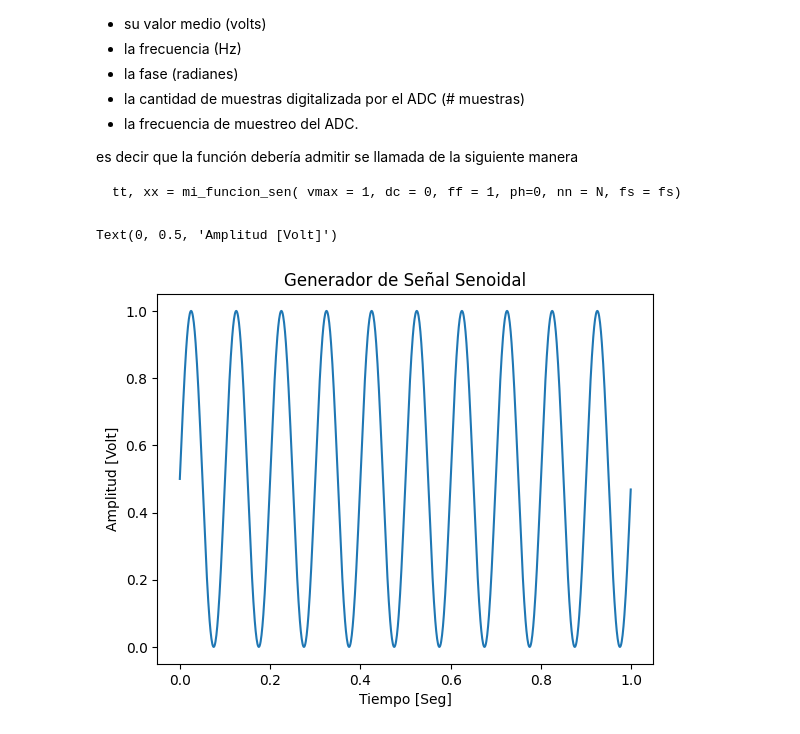
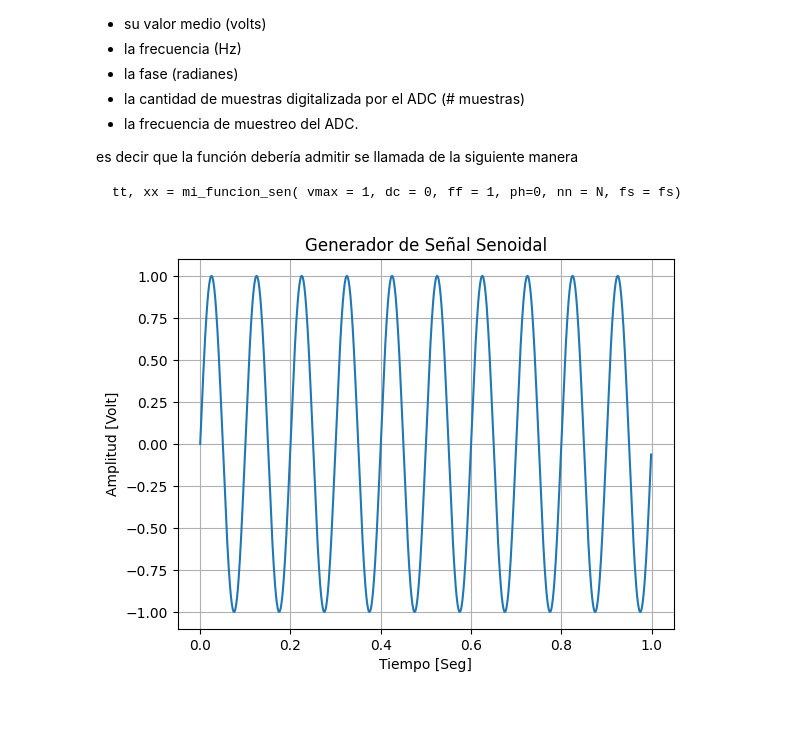
Before and after one commit to JuanChirino/pds_utnfrba_2025, a Jupyter notebook: TS01/TS01_senoidal.ipynb, the cells around one changed output. Saved outputs shown, nothing was run; the diff lists cells and outputs as text; code cells hidden in the pictures.

```diff
--- a/TS01/TS01_senoidal.ipynb
+++ b/TS01/TS01_senoidal.ipynb
@@ -44,36 +44,40 @@ Created on Sun Mar 30 03:12:15 2025
 @author: jchirino
 """
 import numpy as np
 import matplotlib.pyplot as plt
 
 
 #Parametros de entrada del gegerador
 
-A_max = 0.5     #Amplitud [Volt]
-DC_offset = 0.5 #Componente de continua [Volt]
+A_max = 1     #Amplitud [Volt]
+DC_offset = 0 #Componente de continua [Volt]
 Freq = 10.0     #Frecuencia [Hz]
 Phase = 0.0     #fase [Rad]
 
 #Parametos del Conversor A/D
 #Conviene Normalizar la resolucion espectral a 1Hz haciendo N_sample=Fs
 N_sample = 1000
 Fs = 1000
 Ts = 1/Fs
 
 # Defino el vector de tiempo, se prefiere usar arrage() en lugar de linspace()
 # Ya que se tiene certeza sobre la cantidad de elementos que incluye el vector
 tt = np.arange(0, N_sample*Ts, Ts)
 
+#Funcion para gegerar las muestras del Conversor A/D
+def func_sen(A_max, DC_offset, Freq, Phase, N_sample, Fs):
+
+    xx = A_max * np.sin(2 * np.pi * Freq * tt + Phase) + DC_offset
+    return xx
 
 #Genero las muestras del Conversor A/D
-xx = A_max * np.sin(2 * np.pi * Freq * tt + Phase) + DC_offset
-
+xx = func_sen(A_max, DC_offset, Freq, Phase, N_sample, Fs)
 
 #Muestro el resultado
 plt.plot(tt, xx)
 plt.title('Generador de Señal Senoidal')
 plt.xlabel('Tiempo [Seg]')
 plt.ylabel('Amplitud [Volt]')
+plt.grid()
 # %% [output]
-Text(0, 0.5, 'Amplitud [Volt]')
-[figure, old version]
+[figure, new version]
```
Also changed, not shown: parts of 10 cells of this notebook, 2 other files.
